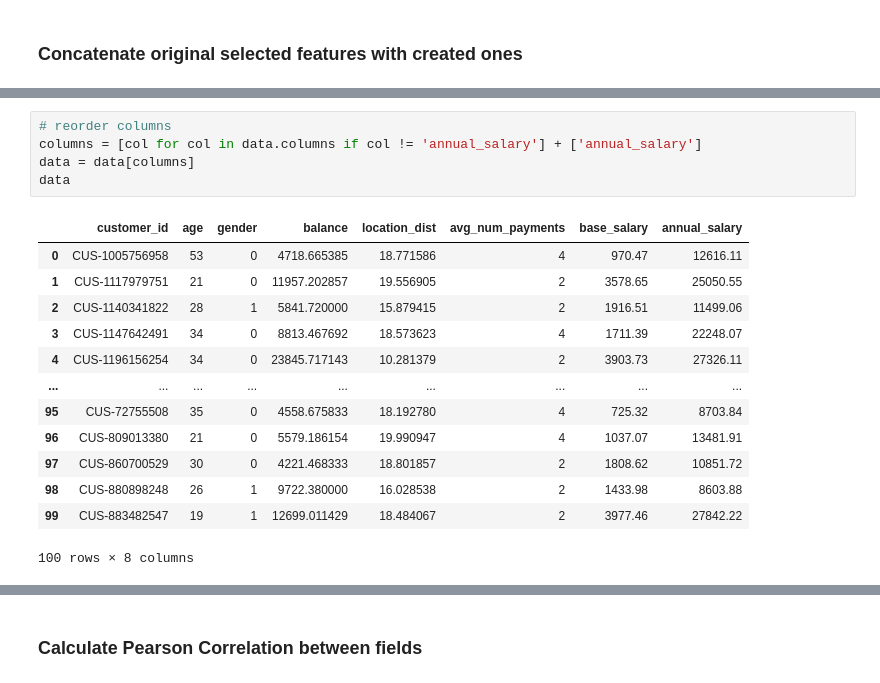
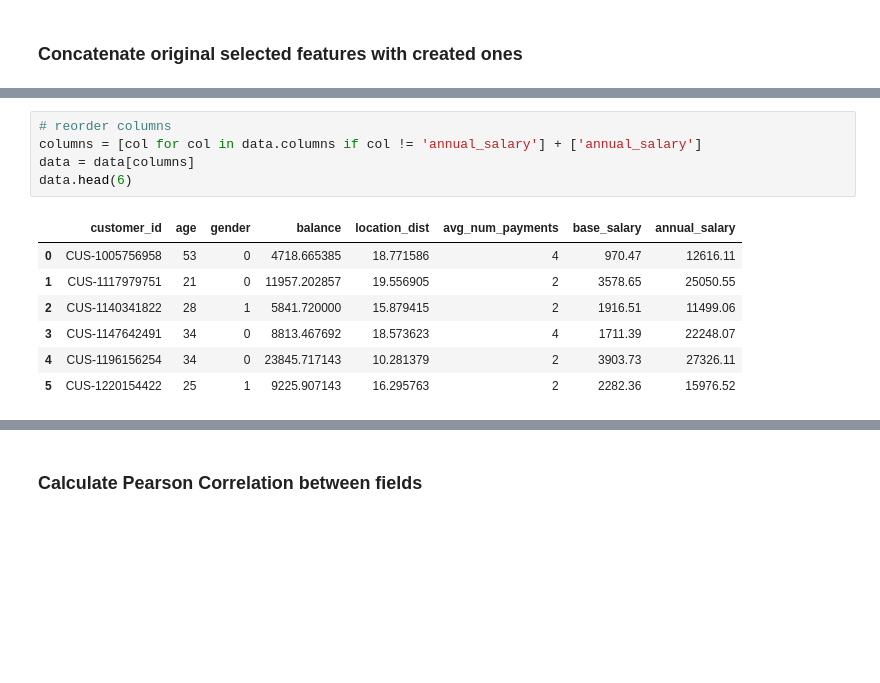
Before and after one commit to jtavara23/ANZ-synthesised-transaction-dataset, a Jupyter notebook: Task 2. Annual Salary Prediction .ipynb, the cells around one changed output, grey strips where cells are left out. Saved outputs shown, nothing was run; the diff lists cells and outputs as text; blank space fills up the shorter version.

```diff
--- a/Task 2. Annual Salary Prediction .ipynb
+++ b/Task 2. Annual Salary Prediction .ipynb
@@ -444,19 +292,13 @@ data
 # %%
 # reorder columns
 columns = [col for col in data.columns if col != 'annual_salary'] + ['annual_salary']
 data = data[columns]
-data
+data.head(6)
 # %% [output]
 |  | customer_id | age | gender | balance | location_dist | avg_num_payments | base_salary | annual_salary |
 | 0 | CUS-1005756958 | 53 | 0 | 4718.665385 | 18.771586 | 4 | 970.47 | 12616.11 |
 | 1 | CUS-1117979751 | 21 | 0 | 11957.202857 | 19.556905 | 2 | 3578.65 | 25050.55 |
 | 2 | CUS-1140341822 | 28 | 1 | 5841.720000 | 15.879415 | 2 | 1916.51 | 11499.06 |
 | 3 | CUS-1147642491 | 34 | 0 | 8813.467692 | 18.573623 | 4 | 1711.39 | 22248.07 |
 | 4 | CUS-1196156254 | 34 | 0 | 23845.717143 | 10.281379 | 2 | 3903.73 | 27326.11 |
-| ... | ... | ... | ... | ... | ... | ... | ... | ... |
-| 95 | CUS-72755508 | 35 | 0 | 4558.675833 | 18.192780 | 4 | 725.32 | 8703.84 |
-| 96 | CUS-809013380 | 21 | 0 | 5579.186154 | 19.990947 | 4 | 1037.07 | 13481.91 |
-| 97 | CUS-860700529 | 30 | 0 | 4221.468333 | 18.801857 | 2 | 1808.62 | 10851.72 |
-| 98 | CUS-880898248 | 26 | 1 | 9722.380000 | 16.028538 | 2 | 1433.98 | 8603.88 |
-| 99 | CUS-883482547 | 19 | 1 | 12699.011429 | 18.484067 | 2 | 3977.46 | 27842.22 |
+| 5 | CUS-1220154422 | 25 | 1 | 9225.907143 | 16.295763 | 2 | 2282.36 | 15976.52 |
-100 rows × 8 columns
```
Also changed, not shown: parts of 30 cells of this notebook, 2 other files.
